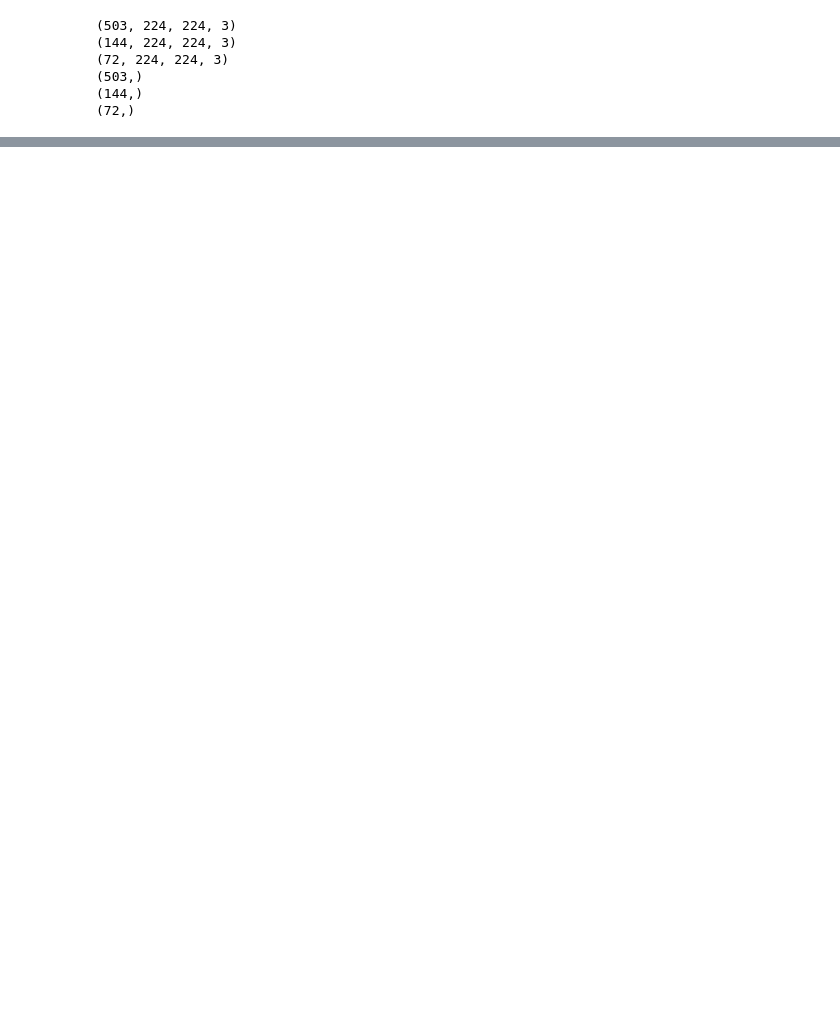
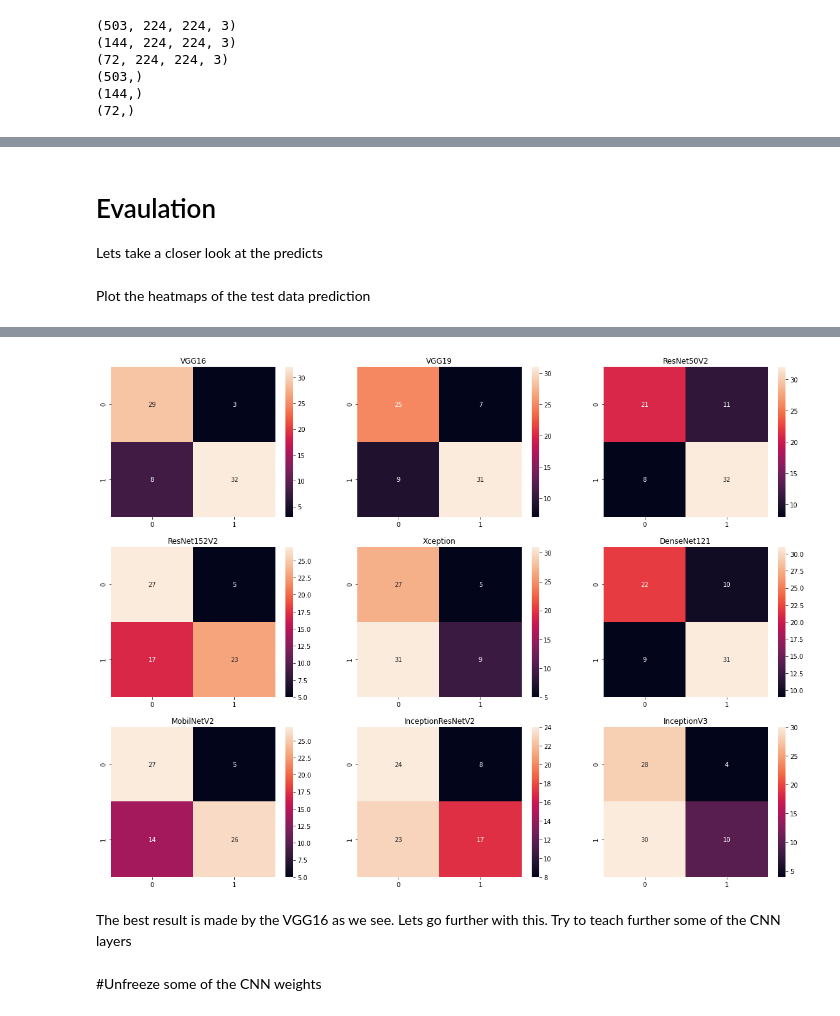
Before and after one commit to balszeg/Deep_learning_uniproject, a Jupyter notebook: Semester_project.ipynb, the cells around one changed output, grey strips where cells are left out. Cells and saved outputs as stored; diff of their text form; code cells hidden in the pictures; blank space fills up the shorter version.

```diff
--- a/Semester_project.ipynb
+++ b/Semester_project.ipynb
@@ -283,0 +689,6 @@ We can see the pretrained network gave us much better results
+# %%
+model = TransferLearningModel('InceptionV3')
+print("Compiling model:")
+model.compile(loss="binary_crossentropy", optimizer=optimizer, metrics=["accuracy"])
+# printing the model structure
+print(model.summary())
@@ -283,0 +713,5 @@ We can see the pretrained network gave us much better results
+# %%
+checkpointer=ModelCheckpoint(filepath='InceptionV3.h5',save_best_only=True,verbose=1) #We save the best model with checkpointer
+earlystopping = EarlyStopping(monitor='val_accuracy', patience=7, verbose=1)
+modelHistory = model.fit(x_train, y_train, batch_size=BATCHSIZE, epochs=EPOCHS, verbose=1,
+                         validation_data=(x_valid, y_valid), shuffle = True, steps_per_epoch=STEP_TRAIN, validation_steps=STEP_VALID,callbacks=[checkpointer,earlystopping])
@@ -283,0 +736,39 @@ We can see the pretrained network gave us much better results
+# %% [markdown]
+# Evaulation
+ Lets take a closer look at the predicts
+# %% [markdown]
+Plot the heatmaps of the test data prediction
+# %%
+def MakeHeatmap(WeightsFile,X_test,Y_test):
+  model=load_model(WeightsFile)
+  predict = model.predict(X_test) # predict the output for all test images
+  for i in range(len(predict)):
+    if predict[i] > 0.5:
+      predict[i] = 1
+    else:
+      predict[i] = 0
+  conf_matrix = confusion_matrix(Y_test, predict) # create a confusion matrix from the model output and the correct solution of the test database
+  seaborn.heatmap(conf_matrix, annot=True) # show the results on a heatmap
+  plt.title(WeightsFile[0:-3])
+# %%
+plt.figure(figsize=(20, 15))
+plt.subplot(331)
+MakeHeatmap('VGG16.h5',x_test,y_test)
+plt.subplot(332)
+MakeHeatmap('VGG19.h5',x_test,y_test)
+plt.subplot(333)
+MakeHeatmap('ResNet50V2.h5',x_test,y_test)
+plt.subplot(334)
+MakeHeatmap('ResNet152V2.h5',x_test,y_test)
+plt.subplot(335)
+MakeHeatmap('Xception.h5',x_test,y_test)
+plt.subplot(336)
+MakeHeatmap('DenseNet121.h5',x_test,y_test)
+plt.subplot(337)
+MakeHeatmap('MobilNetV2.h5',x_test,y_test)
+plt.subplot(338)
+MakeHeatmap('InceptionResNetV2.h5',x_test,y_test)
+plt.subplot(339)
+MakeHeatmap('InceptionV3.h5',x_test,y_test)
+plt.show()
+# %% [output]
@@ -283,0 +793,6 @@ We can see the pretrained network gave us much better results
+[figure, added]
+# %% [markdown]
+The best result is made by the VGG16 as we see.
+Lets go further with this. Try to teach further some of the CNN layers
+# %% [markdown]
+#Unfreeze some of the CNN weights
```
Also changed, not shown: parts of 89 cells of this notebook.
